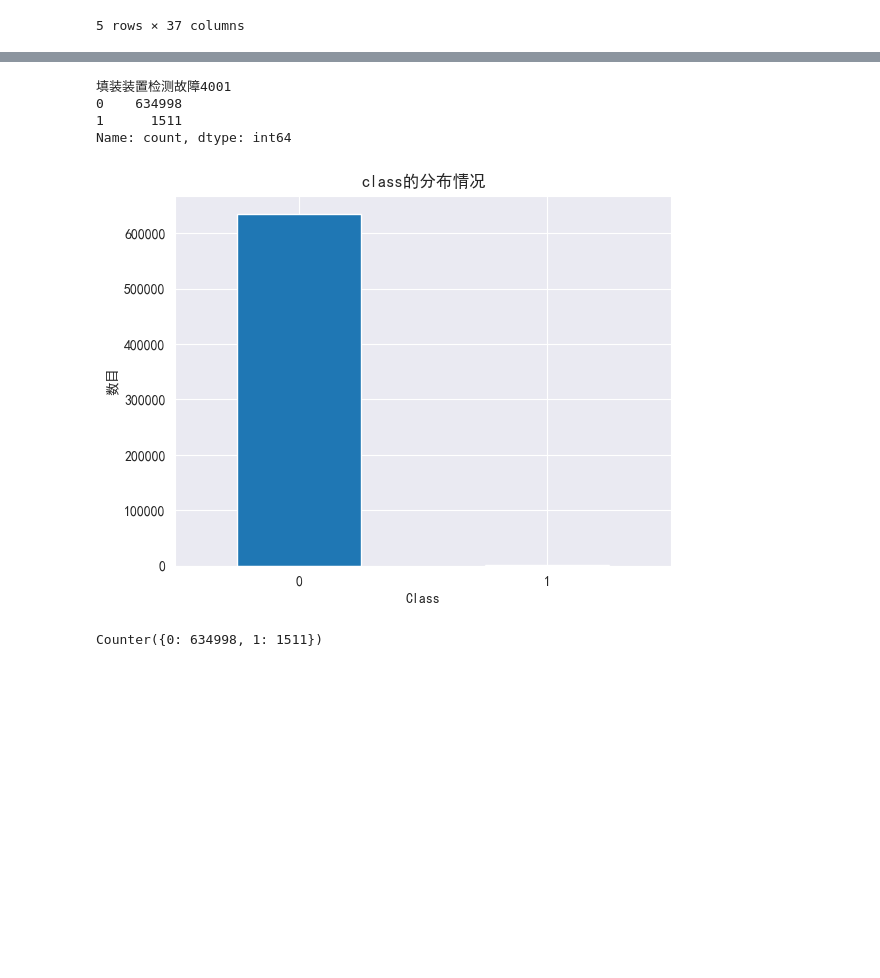
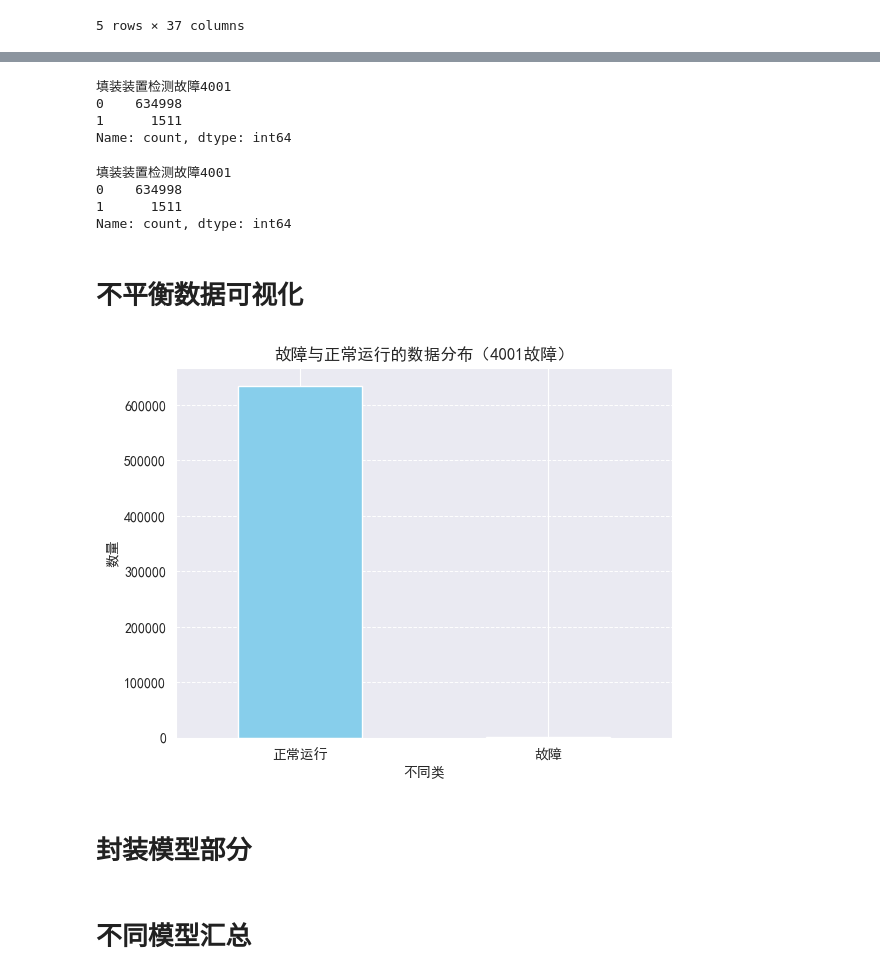
Before and after one commit to StarCodeQuest/-, a Jupyter notebook: 45/Q1_填装装置检测故障4001.ipynb, the cells around one changed output, grey strips where cells are left out. Cells and saved outputs as stored; diff of their text form; code cells hidden in the pictures; blank space fills up the shorter version.

```diff
--- a/45/Q1_填装装置检测故障4001.ipynb
+++ b/45/Q1_填装装置检测故障4001.ipynb
@@ -62,27 +57,48 @@ array([   0, 4001], dtype=int64)
 # %%
-
-data[kk]=data[kk].apply(lambda x :0 if x==0 else 1 )
-
-
-data[kk].value_counts()
+# 把故障处理为 0 和 1
+data['填装装置检测故障4001'] = data['填装装置检测故障4001'].apply(lambda x : 0 if x == 0 else 1 )
+Y = data['填装装置检测故障4001']
-# %% [output]
-填装装置检测故障4001
-0    634998
-1      1511
-Name: count, dtype: int64
-# %%
-Y =data[kk]
+# %%
+data['填装装置检测故障4001'].value_counts()
+# %% [output]
+填装装置检测故障4001
+0    634998
+1      1511
+Name: count, dtype: int64
+# %%
+data['填装装置检测故障4001'].value_counts()
+# %% [output]
+填装装置检测故障4001
+0    634998
+1      1511
+Name: count, dtype: int64
+# %% [markdown]
+# 不平衡数据可视化
 # %%
-count_classes = pd.value_counts(Y,sort = True).sort_index()
-count_classes.plot(kind='bar',rot=0)
-plt.title('class的分布情况')
-plt.xlabel('Class')
-plt.ylabel('数目')
+import pandas as pd
+import matplotlib.pyplot as plt
+
+# 假设Y是一个包含类别数据的Pandas Series
+class_counts = pd.value_counts(Y, sort=True).sort_index()
+
+# 创建条形图
+class_counts.plot(kind='bar', rot=0, color='skyblue')
+
+# 添加图表的标题和轴标签
+plt.title('故障与正常运行的数据分布（4001故障）')
+plt.xlabel('不同类')
+plt.ylabel('数量')
+
+# 设置x轴的刻度标签
+classes = ['正常运行', '故障']
+plt.xticks(range(len(classes)), classes)
+
+# 显示网格线以便更容易读取具体数值
+plt.grid(axis='y', linestyle='--', linewidth=0.7)
+
+# 显示图表
 plt.show()
 # %% [output]
-[figure, old version]
+[figure, new version]
-# %%
-from collections import Counter
-Counter(Y)
-# %% [output]
-Counter({0: 634998, 1: 1511})
+# %% [markdown]
+# 封装模型部分
@@ -88,0 +136,2 @@ Counter({0: 634998, 1: 1511})
+# %% [markdown]
+# 不同模型汇总
```
Also changed, not shown: parts of 46 cells of this notebook, 5 other files.
